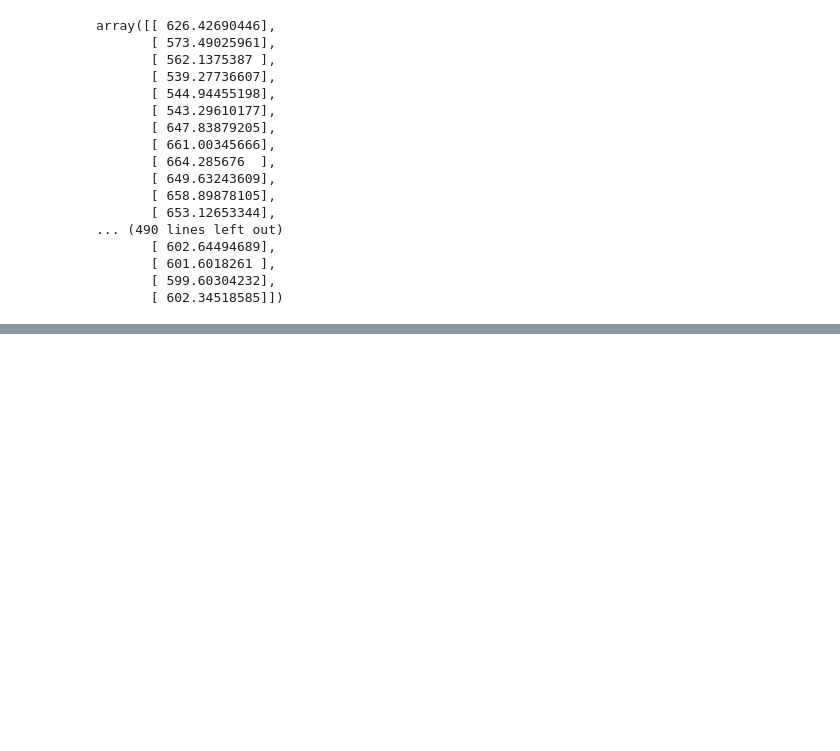
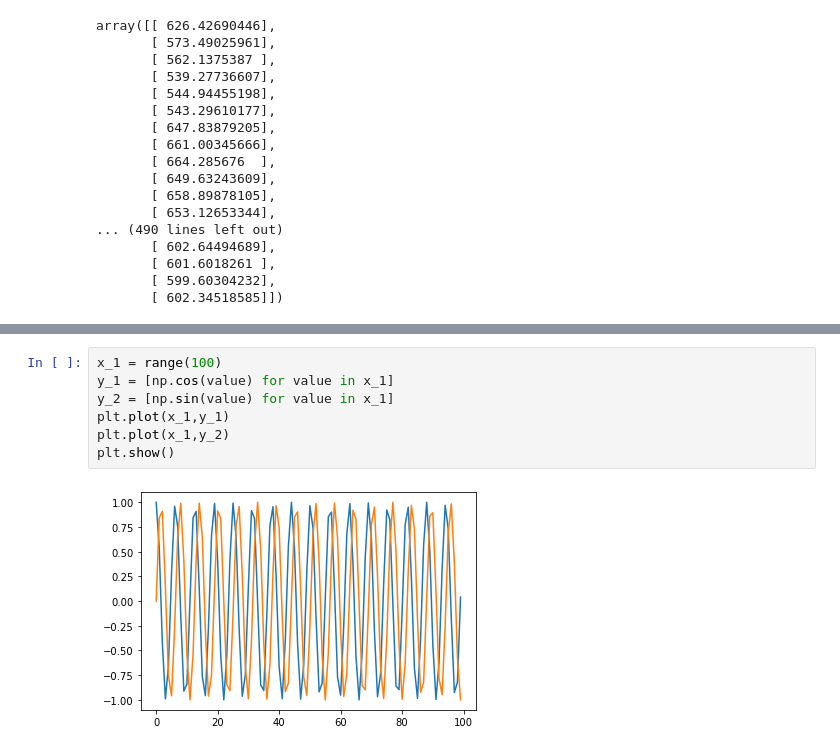
Before and after one commit to soxxun/python, a Jupyter notebook: 20220223/20220223.ipynb, the cells around one changed output, grey strips where cells are left out. Drawn from its saved outputs; the diff is of its cells as text; blank space fills up the shorter version.

```diff
--- a/20220223/20220223.ipynb
+++ b/20220223/20220223.ipynb
@@ -105,0 +116,9 @@ array([[ 626.42690446],
+# %%
+x_1 = range(100)
+y_1 = [np.cos(value) for value in x_1]
+y_2 = [np.sin(value) for value in x_1]
+plt.plot(x_1,y_1)
+plt.plot(x_1,y_2)
+plt.show()
+# %% [output]
+[figure, added]
```
Also changed, not shown: parts of 11 cells of this notebook.
